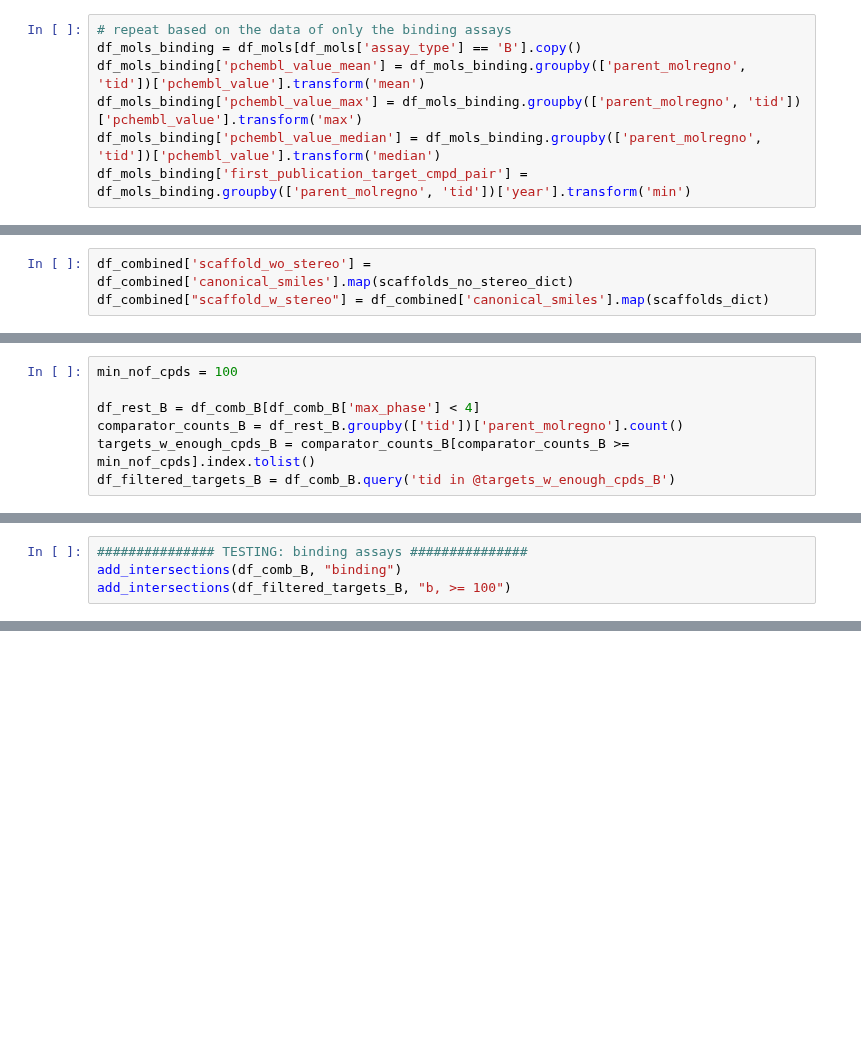
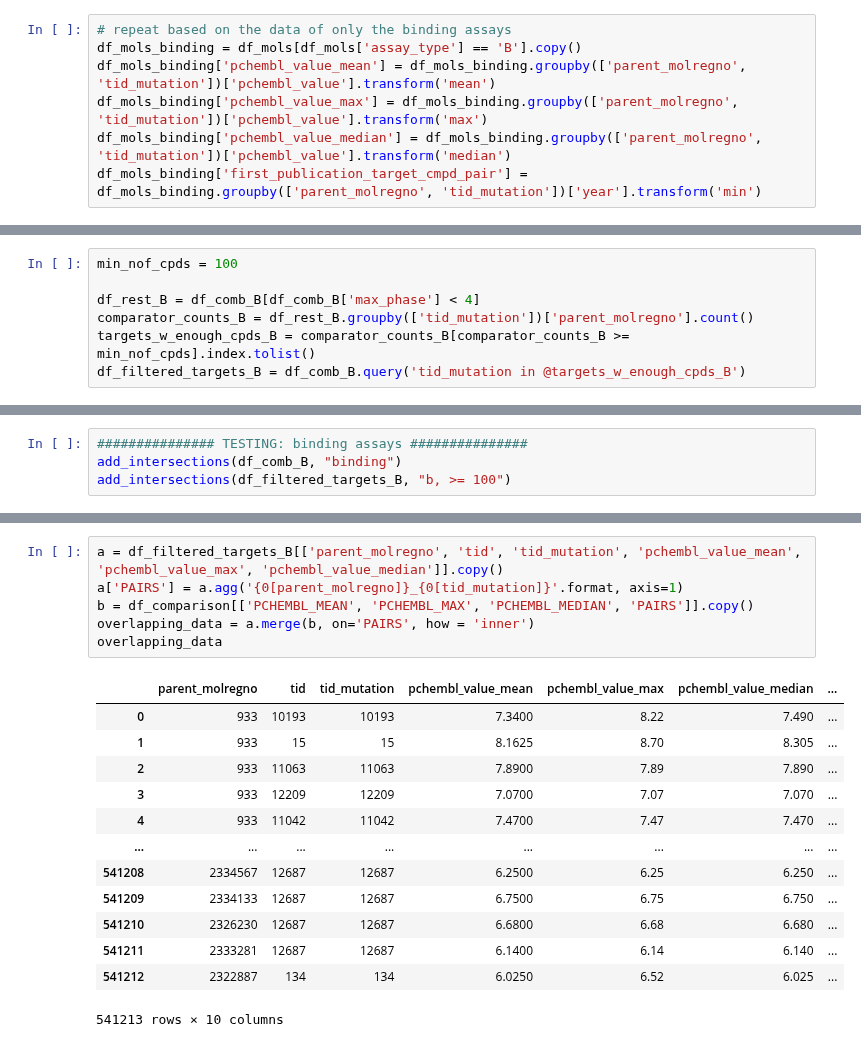
Before and after one commit to chembl/compound_target_pairs_dataset, a Jupyter notebook: Leeson_dataset_extraction.ipynb, the cells around one changed output, grey strips where cells are left out. Cells and saved outputs as stored; diff of their text form; blank space fills up the shorter version.

```diff
--- a/Leeson_dataset_extraction.ipynb
+++ b/Leeson_dataset_extraction.ipynb
@@ -346,10 +223,10 @@ df_mols['first_publication_target_cmpd_pair'] = df_mols.groupby(['parent_molregn
 # %%
 # repeat based on the data of only the binding assays
 df_mols_binding = df_mols[df_mols['assay_type'] == 'B'].copy()
-df_mols_binding['pchembl_value_mean'] = df_mols_binding.groupby(['parent_molregno', 'tid'])['pchembl_value'].transform('mean')
-df_mols_binding['pchembl_value_max'] = df_mols_binding.groupby(['parent_molregno', 'tid'])['pchembl_value'].transform('max')
-df_mols_binding['pchembl_value_median'] = df_mols_binding.groupby(['parent_molregno', 'tid'])['pchembl_value'].transform('median')
-df_mols_binding['first_publication_target_cmpd_pair'] = df_mols_binding.groupby(['parent_molregno', 'tid'])['year'].transform('min')
+df_mols_binding['pchembl_value_mean'] = df_mols_binding.groupby(['parent_molregno', 'tid_mutation'])['pchembl_value'].transform('mean')
+df_mols_binding['pchembl_value_max'] = df_mols_binding.groupby(['parent_molregno', 'tid_mutation'])['pchembl_value'].transform('max')
+df_mols_binding['pchembl_value_median'] = df_mols_binding.groupby(['parent_molregno', 'tid_mutation'])['pchembl_value'].transform('median')
+df_mols_binding['first_publication_target_cmpd_pair'] = df_mols_binding.groupby(['parent_molregno', 'tid_mutation'])['year'].transform('min')
 # %%
 # table that has rows for pchembl_mean, max, median based on all assay data (only_binding = False)
 # and rows for values based on only binding assays (only_binding = True)
@@ -601,6 +564,3 @@ scaffolds_dict, scaffolds_no_stereo_dict = calculate_scaffolds(smiles_set)
-# %%
-df_combined['scaffold_wo_stereo'] = df_combined['canonical_smiles'].map(scaffolds_no_stereo_dict)
-df_combined["scaffold_w_stereo"] = df_combined['canonical_smiles'].map(scaffolds_dict)
 # %% [markdown]
 # Filter for targets (all assay types) with at least 100 comparator compounds
 # %%
@@ -638,7 +616,7 @@ df_comb_B = df_combined[(df_combined['only_binding'] == True)]
 min_nof_cpds = 100
 
 df_rest_B = df_comb_B[df_comb_B['max_phase'] < 4]
-comparator_counts_B = df_rest_B.groupby(['tid'])['parent_molregno'].count()
+comparator_counts_B = df_rest_B.groupby(['tid_mutation'])['parent_molregno'].count()
 targets_w_enough_cpds_B = comparator_counts_B[comparator_counts_B >= min_nof_cpds].index.tolist()
-df_filtered_targets_B = df_comb_B.query('tid in @targets_w_enough_cpds_B')
+df_filtered_targets_B = df_comb_B.query('tid_mutation in @targets_w_enough_cpds_B')
 # %%
@@ -700,0 +729,20 @@ pd.DataFrame(all_length_comp,
+# %%
+a = df_filtered_targets_B[['parent_molregno', 'tid', 'tid_mutation', 'pchembl_value_mean', 'pchembl_value_max', 'pchembl_value_median']].copy()
+a['PAIRS'] = a.agg('{0[parent_molregno]}_{0[tid_mutation]}'.format, axis=1)
+b = df_comparison[['PCHEMBL_MEAN', 'PCHEMBL_MAX', 'PCHEMBL_MEDIAN', 'PAIRS']].copy()
+overlapping_data = a.merge(b, on='PAIRS', how = 'inner')
+overlapping_data
+# %% [output]
+|  | parent_molregno | tid | tid_mutation | pchembl_value_mean | pchembl_value_max | pchembl_value_median | ... |
+| 0 | 933 | 10193 | 10193 | 7.3400 | 8.22 | 7.490 | ... |
+| 1 | 933 | 15 | 15 | 8.1625 | 8.70 | 8.305 | ... |
+| 2 | 933 | 11063 | 11063 | 7.8900 | 7.89 | 7.890 | ... |
+| 3 | 933 | 12209 | 12209 | 7.0700 | 7.07 | 7.070 | ... |
+| 4 | 933 | 11042 | 11042 | 7.4700 | 7.47 | 7.470 | ... |
+| ... | ... | ... | ... | ... | ... | ... | ... |
+| 541208 | 2334567 | 12687 | 12687 | 6.2500 | 6.25 | 6.250 | ... |
+| 541209 | 2334133 | 12687 | 12687 | 6.7500 | 6.75 | 6.750 | ... |
+| 541210 | 2326230 | 12687 | 12687 | 6.6800 | 6.68 | 6.680 | ... |
+| 541211 | 2333281 | 12687 | 12687 | 6.1400 | 6.14 | 6.140 | ... |
+| 541212 | 2322887 | 134 | 134 | 6.0250 | 6.52 | 6.025 | ... |
+541213 rows × 10 columns
```
Also changed, not shown: parts of 40 cells of this notebook.
